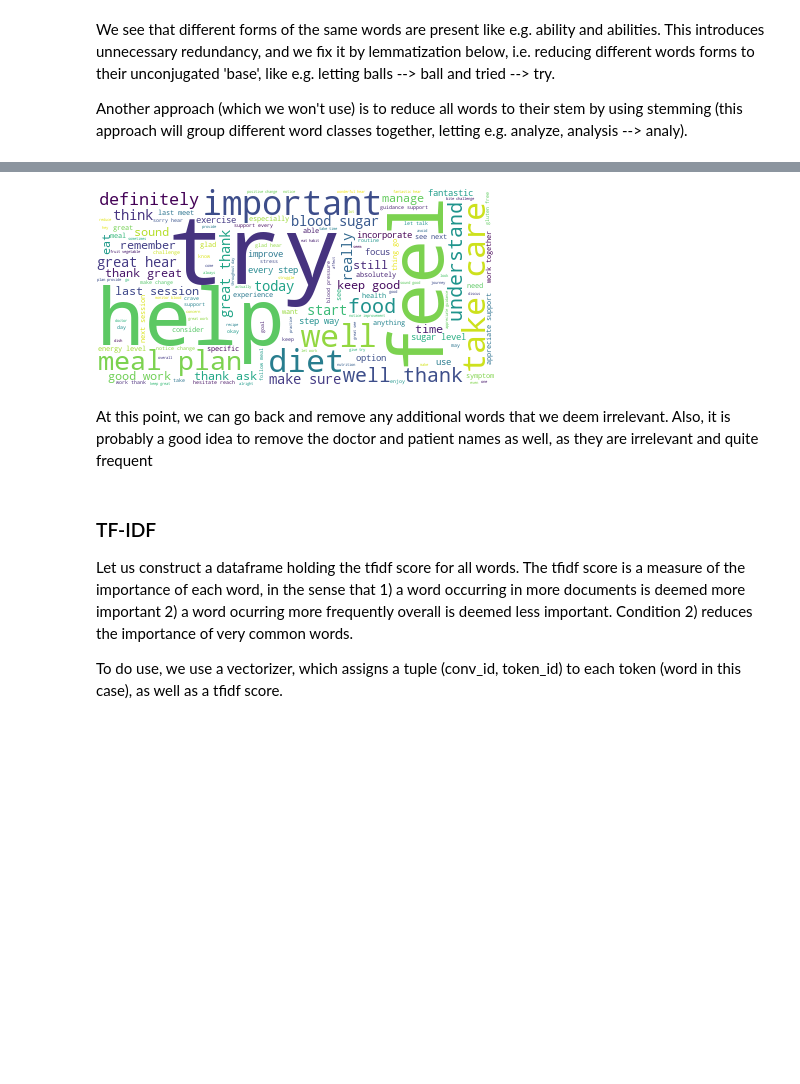
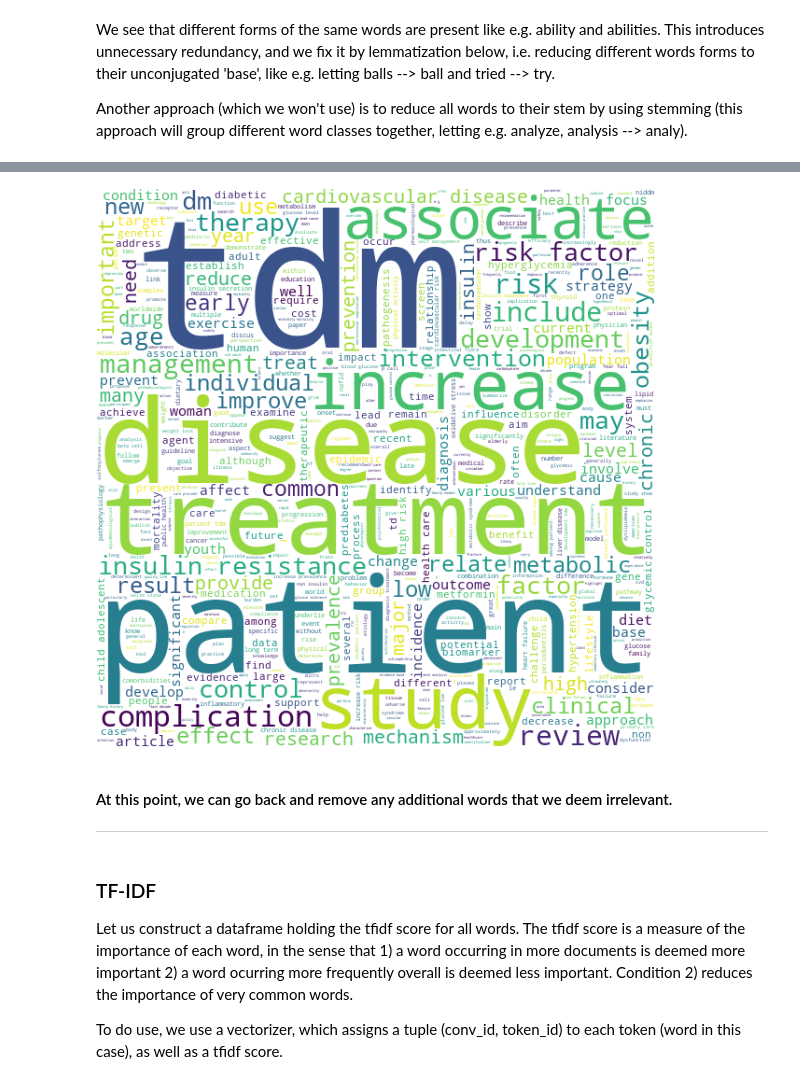
Before and after one commit to simonguld/CriticalBigDataManagement, a Jupyter notebook: 2024/text_mining_and_topic_modeling.ipynb, the cells around one changed output, grey strips where cells are left out. Saved outputs shown, nothing was run; the diff lists cells and outputs as text; code cells hidden in the pictures; blank space fills up the shorter version.

Commit message:
topic modeling and preprocessing notebook added

```diff
--- a/2024/text_mining_and_topic_modeling.ipynb
+++ b/2024/text_mining_and_topic_modeling.ipynb
@@ -187,0 +174,26 @@ def find_unique_words(text, word_list):
+# %%
+# Remove common words such as me, our, you etc.
+stop_words = nltk.corpus.stopwords.words('english')
+
+# Add some more stopwords, i.e. words to be removed
+new_stopwords = ['diabetes', 'type', 'mellitus']
+stop_words.extend(new_stopwords)
+
+from string import punctuation
+print("List of words to be removed:\n")
+print_list(stop_words, elements_per_line=10)
+
+# Decapitalize text
+data[target_column] = data[target_column].apply(lambda x: x.lower())
+# Remove numbers
+data[target_column] = data[target_column].apply(lambda x: ''.join([i for i in x if not i.isdigit()]))
+# Remove punctuation
+tokenizer = RegexpTokenizer(r'\w+')
+data[target_column] = data[target_column].apply(lambda x: tokenizer.tokenize(x))
+# remove stop words
+data[target_column] = data[target_column].apply(lambda x: ' '.join([word for word in x if word not in (stop_words)]))
+
+print("\nFirst row before preprocessing:")
+print_row(data, target_column=column_to_tokenize, idx=0, symbols_per_line=100)
+print("\nFirst row after preprocessing:")
+print_row(data, target_column=target_column, idx=0, symbols_per_line=100)
@@ -213,16 +256,16 @@ Another approach (which we won't use) is to reduce all words to their stem by us
 # %%
 wordnet_lemmatizer = WordNetLemmatizer()
 
-# Lemmatize dataframe. It can only lemmatize one word class at the time, so we need to specify the word classes
+# Lemmatize target column. It can only lemmatize one word class at the time, so we need to specify the word classes
 # (noun = n, verb = v, adjective = a, adverb = r, sattelite adjective = s) for each word in the text column
 word_classes = ['n', 'v', 'a', 'r', 's']
 for word_class in word_classes:
-    data['text'] = data['text'].apply(lambda x: ' '.join([wordnet_lemmatizer.lemmatize(word, word_class) for word in x.split()]))
+    data[target_column] = data[target_column].apply(lambda x: ' '.join([wordnet_lemmatizer.lemmatize(word, word_class) for word in x.split()]))
 
-# Let's find the no. of unique words in the dataset after lemmatization
+# Let's find the no. of unique words in target column after lemmatization
 unique_words = []
 
-for row in data['text']:
+for row in data[target_column]:
     find_unique_words(row, unique_words)
 Nunique_words = len(unique_words);
 # sort unique words
@@ -230,5 +273,6 @@ unique_words = sorted(unique_words);
 
 print("Number of unique words in dataset after lemmatization: ", Nunique_words)
 print("Through lemmatization, we have reduced the number of unique words by: ", Nunique_words_before_lemmatization - Nunique_words)
-print(" The first 100 unique words after lemmatization: ", unique_words[:100])
+print("\nThe first 100 unique words after lemmatization: \n")
+print_list(unique_words[:100], elements_per_line=10)
 # %% [output]
@@ -238,16 +294,18 @@ Through lemmatization, we have reduced the number of unique words by:  743
 # %%
 # Join the different processed titles together.
-long_string = ','.join(list(data['text'].values))
+long_string = ','.join(list(data[target_column].values))
 # Create a WordCloud object
-wordcloud = WordCloud(background_color="white", max_words=5000, contour_width=3, contour_color='steelblue')
+wordcloud = WordCloud(background_color="white", height=600,width=600, max_words=5000, contour_width=6, contour_color='steelblue')
 # Generate a word cloud
 wordcloud.generate(long_string)
 # Visualize the word cloud
 wordcloud.to_image()
 # %% [output]
-[figure, old version]
+[figure, new version]
 # %% [markdown]
-At this point, we can go back and remove any additional words that we deem irrelevant. Also, it is probably a good idea to remove the doctor and patient names as well, as they are irrelevant and quite frequent
+#### At this point, we can go back and remove any additional words that we deem irrelevant.
+
+************
 # %% [markdown]
 ### TF-IDF
 Let us construct a dataframe holding the tfidf score for all words. The tfidf score is a measure of the importance of each word, in the sense that 1) a word occurring in more documents is deemed more important 2) a word ocurring more frequently overall is deemed less important. Condition 2) reduces the importance of very common words.
```
Also changed, not shown: parts of 39 cells of this notebook, 6 other files.
